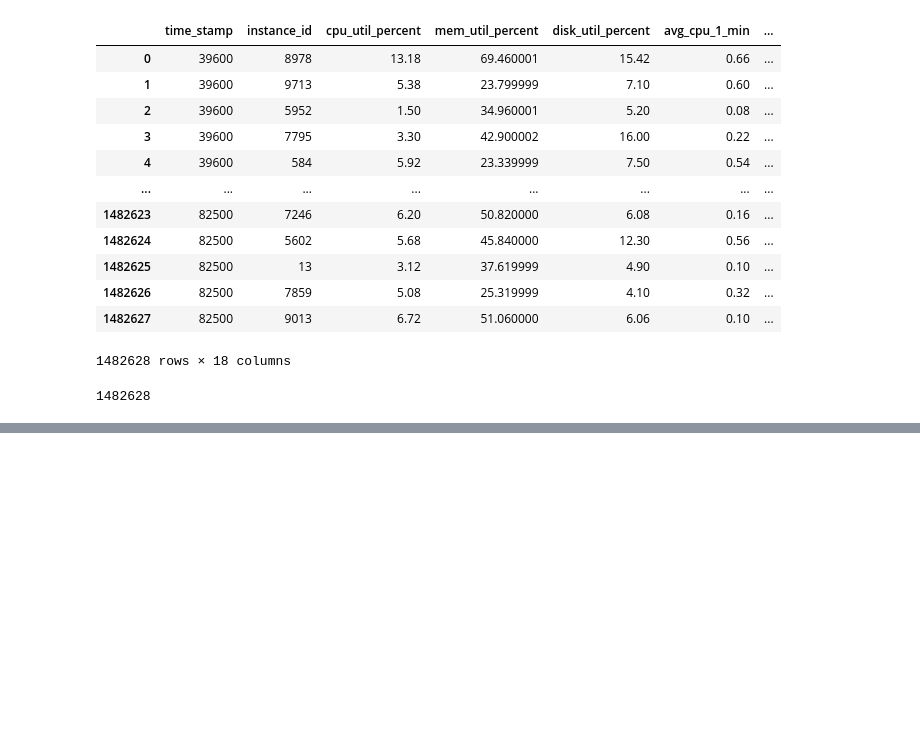
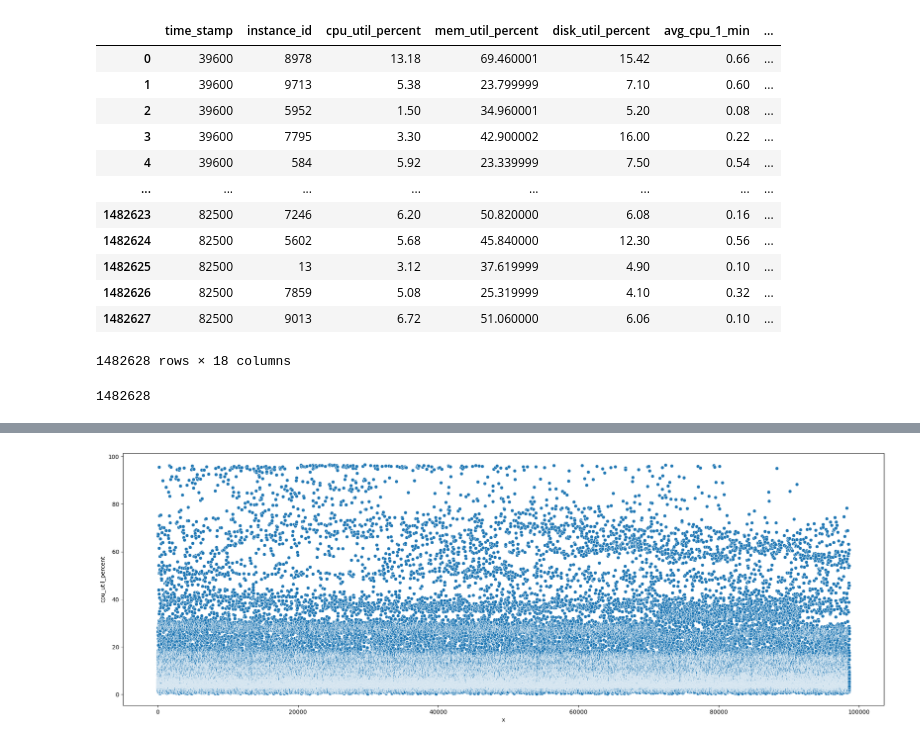
Before and after one commit to rayandrew/anl-cl, a Jupyter notebook: prototypes/alibaba-container-2017.ipynb, the cells around one changed output, grey strips where cells are left out. Saved outputs shown, nothing was run; the diff lists cells and outputs as text; code cells hidden in the pictures; blank space fills up the shorter version.

```diff
--- a/prototypes/alibaba-container-2017.ipynb
+++ b/prototypes/alibaba-container-2017.ipynb
@@ -248,0 +256,4 @@ plot_hist_bar(data, bucket_target)
+# %%
+fig = plot_line(data, target_name)
+# %% [output]
+[figure, added]
```
Also changed, not shown: parts of 31 cells of this notebook, 9 other files.
